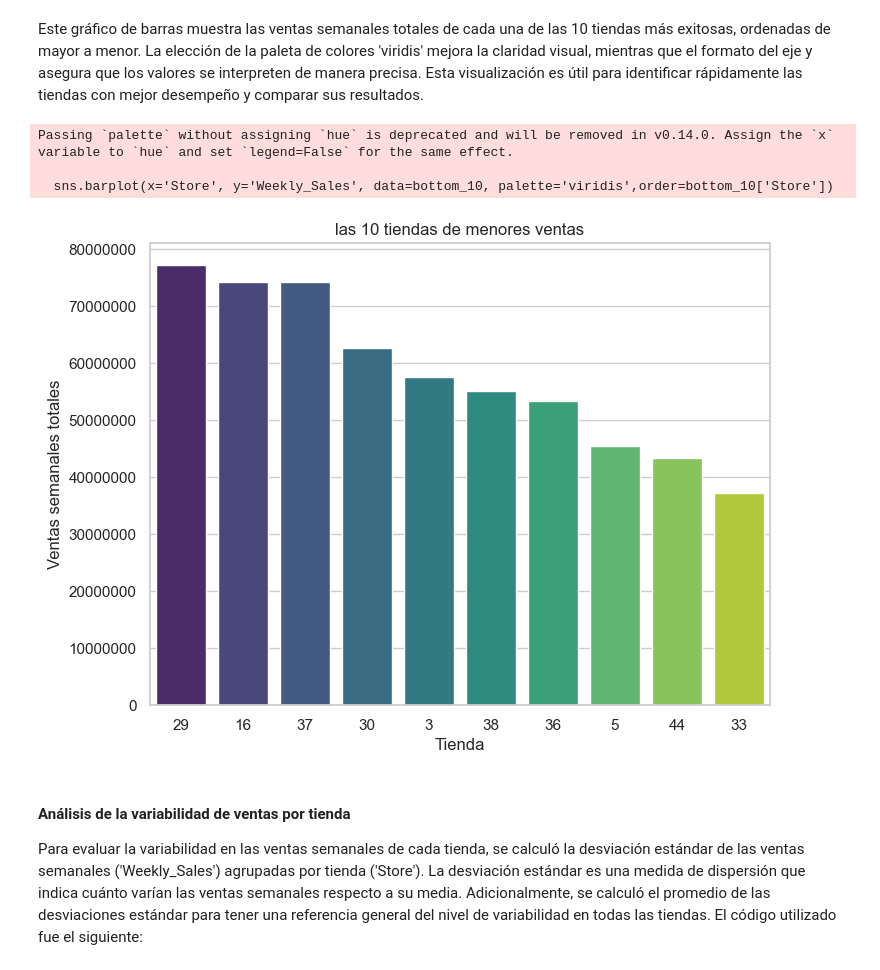
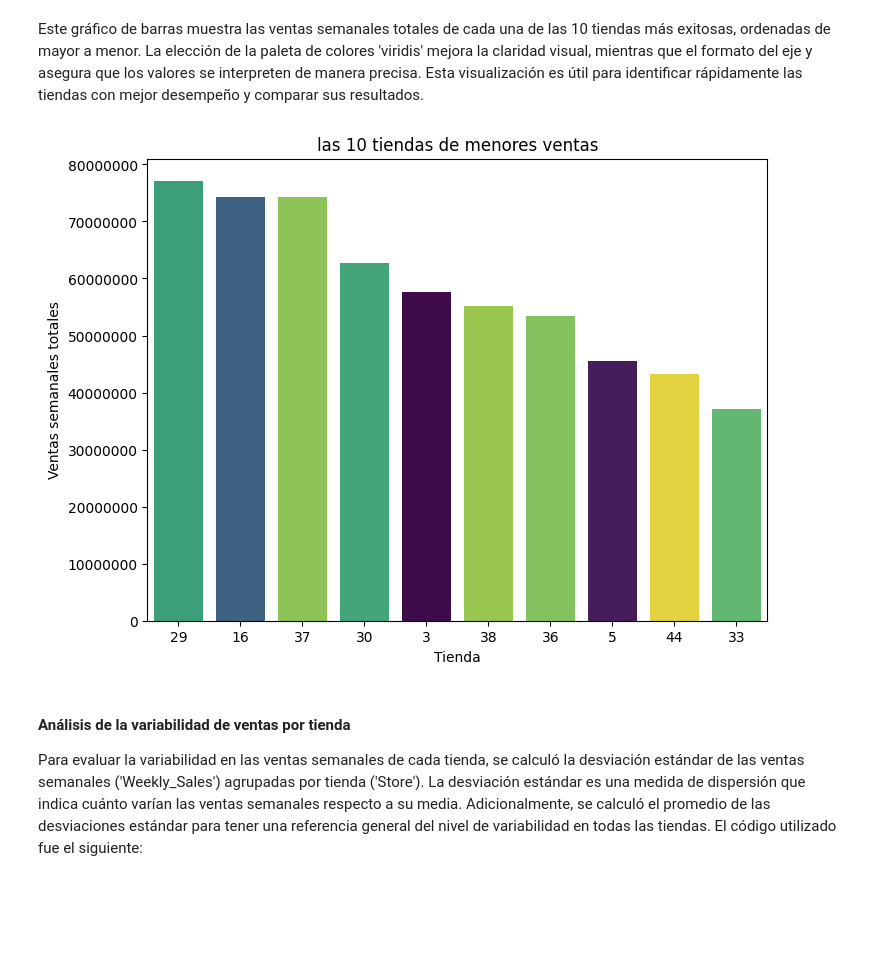
Before and after one commit to Gonzaletee/python, a Jupyter notebook: walmart.ipynb, the cells around one changed output. Cells and saved outputs as stored; diff of their text form; code cells hidden in the pictures; blank space fills up the shorter version.

```diff
--- a/walmart.ipynb
+++ b/walmart.ipynb
@@ -156,17 +153,14 @@ Passing `palette` without assigning `hue` is deprecated and will be removed in v
 Este gráfico de barras muestra las ventas semanales totales de cada una de las 10 tiendas más exitosas, ordenadas de mayor a menor. La elección de la paleta de colores 'viridis' mejora la claridad visual, mientras que el formato del eje y asegura que los valores se interpreten de manera precisa. Esta visualización es útil para identificar rápidamente las tiendas con mejor desempeño y comparar sus resultados.
 # %%
 plt.figure(figsize=(8, 6))
-sns.barplot(x='Store', y='Weekly_Sales', data=bottom_10, palette='viridis',order=bottom_10['Store'])
+sns.barplot(x='Store', y='Weekly_Sales', data=tail_10, hue='Store', palette='viridis',order=tail_10['Store'], legend = False)
 plt.xlabel('Tienda')
 plt.ylabel('Ventas semanales totales')
 plt.title('las 10 tiendas de menores ventas')
 plt.ticklabel_format(style='plain', axis='y', useOffset=False)
 plt.show()
 # %% [output]
-Passing `palette` without assigning `hue` is deprecated and will be removed in v0.14.0. Assign the `x` variable to `hue` and set `legend=False` for the same effect.
-
-  sns.barplot(x='Store', y='Weekly_Sales', data=bottom_10, palette='viridis',order=bottom_10['Store'])
-[figure, old version]
+[figure, new version]
 # %% [markdown]
 #### Análisis de la variabilidad de ventas por tienda
 Para evaluar la variabilidad en las ventas semanales de cada tienda, se calculó la desviación estándar de las ventas semanales ('Weekly_Sales') agrupadas por tienda ('Store'). La desviación estándar es una medida de dispersión que indica cuánto varían las ventas semanales respecto a su media. Adicionalmente, se calculó el promedio de las desviaciones estándar para tener una referencia general del nivel de variabilidad en todas las tiendas. El código utilizado fue el siguiente:
```
Also changed, not shown: parts of 2 cells of this notebook.
